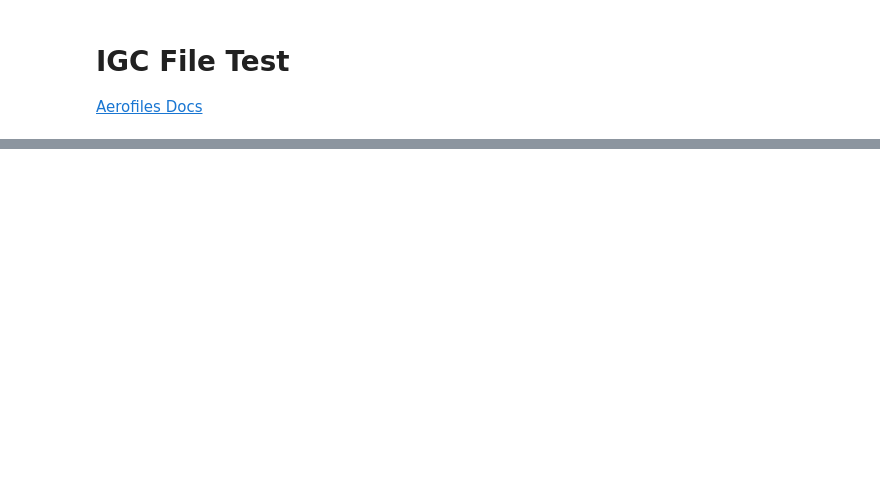
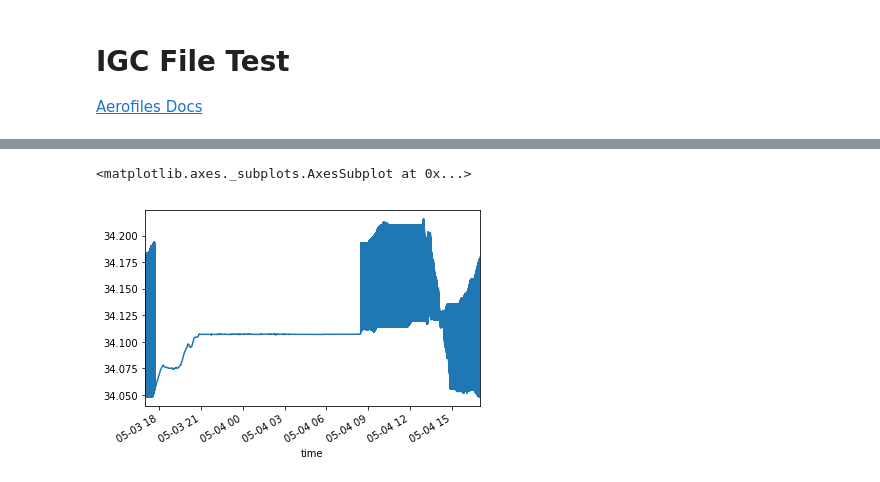
Before and after one commit to gregasmaximus/igc_test, a Jupyter notebook: tst1.ipynb, the cells around one changed output, grey strips where cells are left out. Cells and saved outputs as stored; diff of their text form; code cells hidden in the pictures; blank space fills up the shorter version.

```diff
--- a/tst1.ipynb
+++ b/tst1.ipynb
@@ -33,0 +46,5 @@ df.gps_alt.plot()
+# %%
+df.lat.plot()
+# %% [output]
+<matplotlib.axes._subplots.AxesSubplot at 0x...>
+[figure, added]
```
Also changed, not shown: parts of 6 cells of this notebook.
